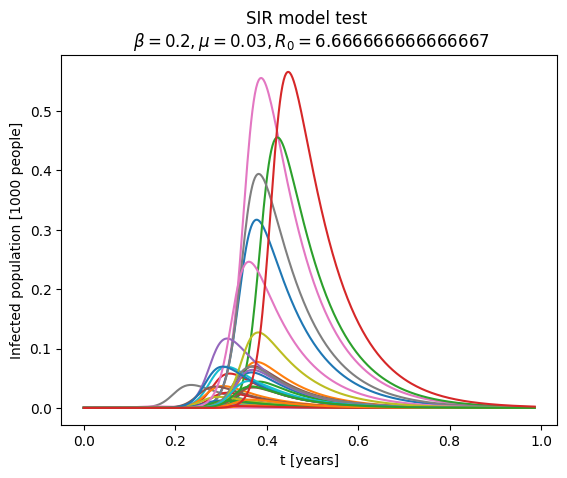
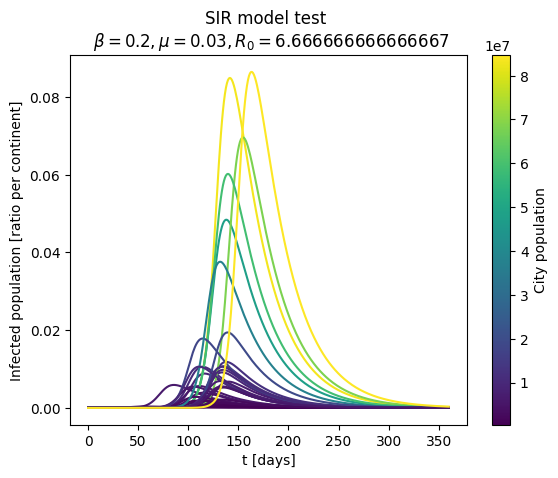
Code edit (unified diff) that turned the first committed figure into the second:
--- before
+++ after
@@ -1,7 +1,2 @@
-for i in range(I.shape[0]):
-    plt.plot(t / 365, I[i] / np.max(population))
-    
-plt.title(f'SIR model test \n $\\beta = {beta}, \\mu = {mu}, R_0 = {beta/mu}$')
-plt.xlabel('t [years]')
-plt.ylabel('Infected population [1000 people]')
-#plt.legend()
+simple_plot(population, init_state, C,
+                          t_end=360, infection_rate=beta, recovery_rate=mu)

Commit: looks good